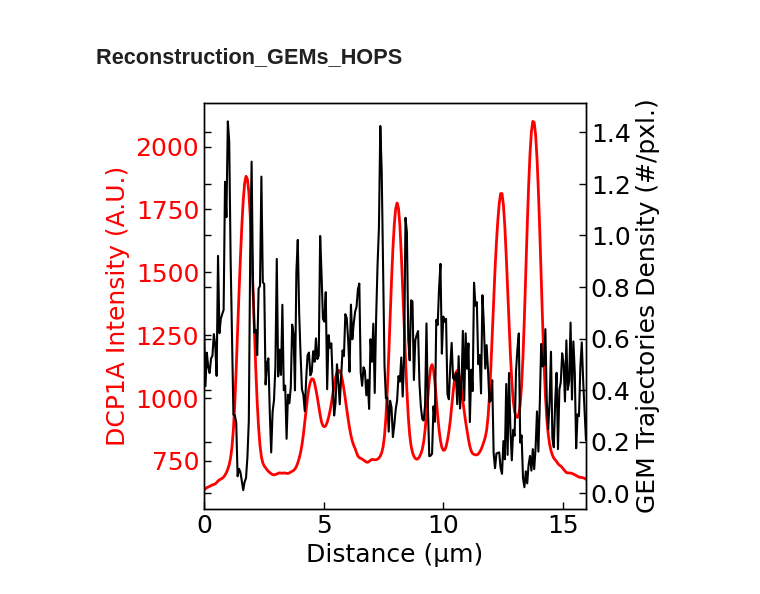
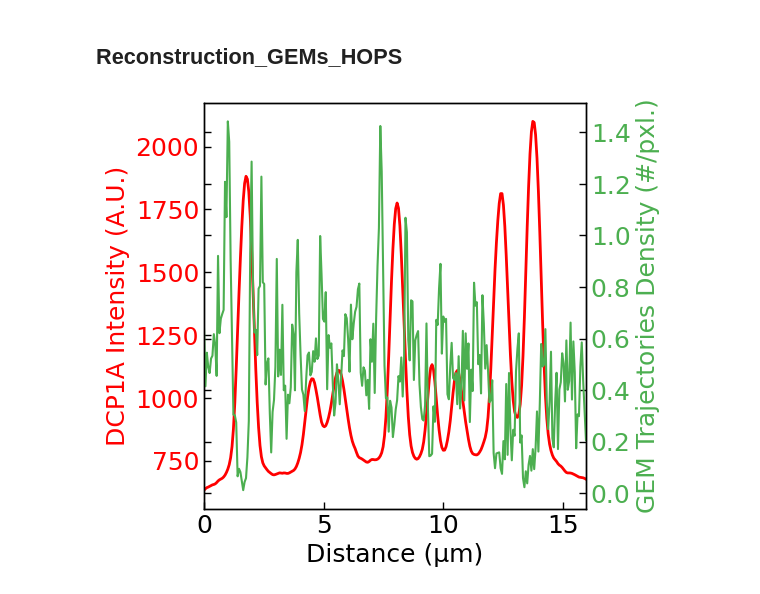
Before and after one commit to walterlab-um/Hyperosmotic_Confinement-Jump, a Jupyter notebook: jupyter_notebooks/reconstruction_gems_hops.ipynb, the cells around one changed output. Saved outputs shown, nothing was run; the diff lists cells and outputs as text; code cells hidden in the pictures.

```diff
--- a/jupyter_notebooks/reconstruction_gems_hops.ipynb
+++ b/jupyter_notebooks/reconstruction_gems_hops.ipynb
@@ -32,35 +32,35 @@ ax2 = ax1.twinx()
 ax2.plot(
     gem_df["Distance_(microns)"],
     gem_df["Gray_Value"],
-    color="#000000",  # Pure green
+    color="#4caf50",  # Pure green
     lw=1.5,
     label="GEM"
 )
-ax2.set_ylabel('GEM Trajectories Density (#/pxl.)', fontsize=18, color="#000000")
-ax2.tick_params(axis='y', labelcolor="#000000")
+ax2.set_ylabel('GEM Trajectories Density (#/pxl.)', fontsize=18, color="#4caf50")
+ax2.tick_params(axis='y', labelcolor="#4caf50")
 
 # Aesthetics (matching your style)
 plt.xlim(hops_df["Distance_(microns)"].min(), hops_df["Distance_(microns)"].max())
 for ax in [ax1, ax2]:
     ax.spines[:].set_linewidth(1)
     ax.tick_params(
         axis="both",
         which="major",
         labelsize=18,
         direction="in",
         bottom=True,
         left=True,
         length=5,
         width=1,
     )
 
 # Legend (place at upper right)
 lines1, labels1 = ax1.get_legend_handles_labels()
 lines2, labels2 = ax2.get_legend_handles_labels()
 # ax1.legend(lines1 + lines2, labels1 + labels2, fontsize=16, frameon=False, loc='upper right')
 
 plt.tight_layout()
 plt.savefig("HOPS_red_GEM_green.png", format="png", bbox_inches="tight", dpi=600)
 plt.show()
 # %% [output]
-[figure, old version]
+[figure, new version]
```
